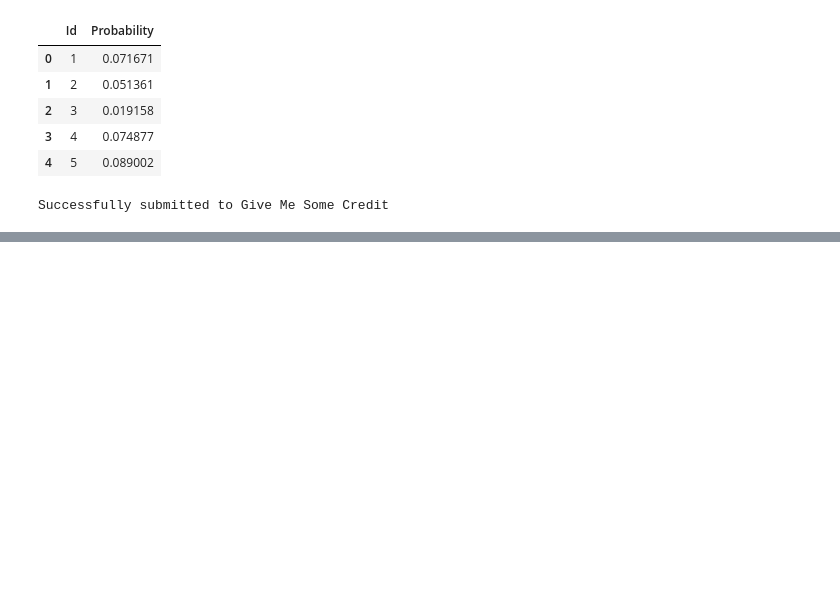
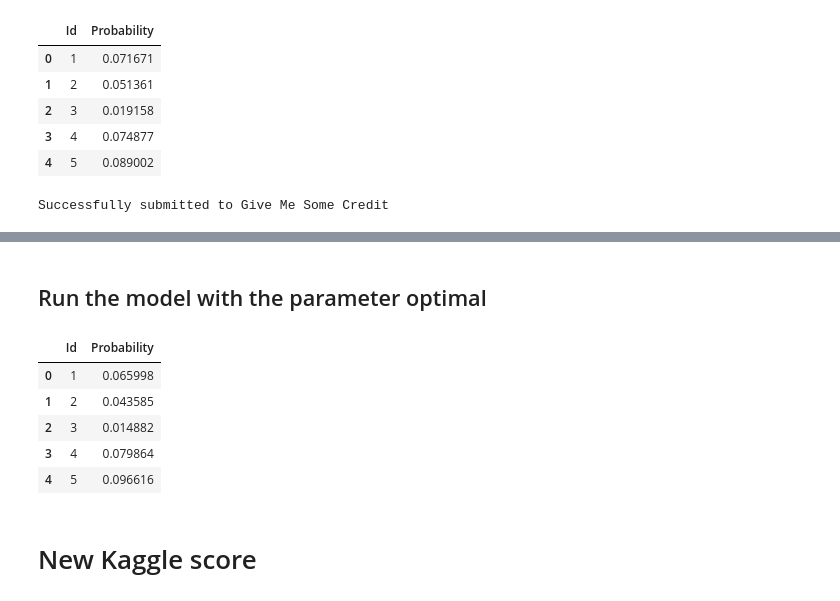
Before and after one commit to Arorazafin/GiveMeSomeCredit, a Jupyter notebook: 10-Perform-ML-with-GMSC-and-SKLEARN.ipynb, the cells around one changed output, grey strips where cells are left out. Drawn from its saved outputs; the diff is of its cells as text; code cells hidden in the pictures; blank space fills up the shorter version.

Commit message:
score kaggle : 0.86223 - top 50

```diff
--- a/10-Perform-ML-with-GMSC-and-SKLEARN.ipynb
+++ b/10-Perform-ML-with-GMSC-and-SKLEARN.ipynb
@@ -1505,0 +1803,41 @@ Model = xgb (max_depth = 5)
+# %% [markdown]
+## Run the model with the parameter optimal
+# %%
+Xtrain_for_kaggle = df_train_full_vf1.copy()
+
+
+
+Xtrain_for_kaggle = Xtrain_for_kaggle.drop('Id', axis=1)
+
+target_column = 'SeriousDlqin2yrs'
+y_train = Xtrain_for_kaggle[target_column]
+x_train = Xtrain_for_kaggle.drop(target_column, axis=1)
+
+Xtest_for_kaggle = df_test_vf1.copy()
+x_test_id = Xtest_for_kaggle['Id']
+x_test = Xtest_for_kaggle.drop('Id', axis=1)
+x_test = x_test.drop('SeriousDlqin2yrs', axis=1)
+
+
+##model xgb
+xgb_model_kaggle = XGBClassifier(n_estimators=1000, max_depth=5, learning_rate=0.015,  subsample=0.8, colsample_bytree=0.5)
+xgb_model_kaggle.fit(x_train,y_train)
+#prediction
+y_test_proba = xgb_model_kaggle.predict_proba(x_test)
+y_test_scores = y_test_proba[:,1]
+# %%
+xId = pd.DataFrame(x_test_id)
+yPrev = pd.DataFrame(y_test_scores)
+res = xId.join(yPrev)
+
+col_names_subm = res.columns.values
+col_names_subm[1] = 'Probability'
+res.columns = col_names_subm
+res.head(5)
+# %% [output]
+|  | Id | Probability |
+| 0 | 1 | 0.065998 |
+| 1 | 2 | 0.043585 |
+| 2 | 3 | 0.014882 |
+| 3 | 4 | 0.079864 |
+| 4 | 5 | 0.096616 |
@@ -1505,0 +1846,2 @@ Model = xgb (max_depth = 5)
+# %% [markdown]
+# New Kaggle score
```
Also changed, not shown: parts of 20 cells of this notebook.
